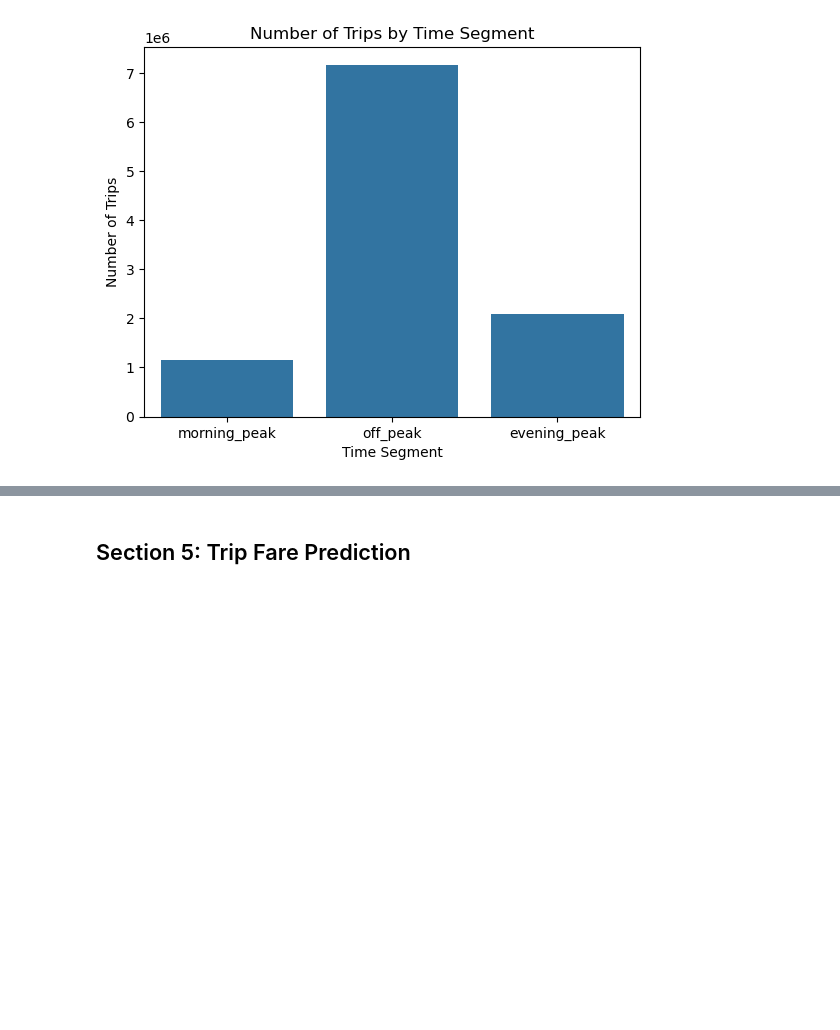
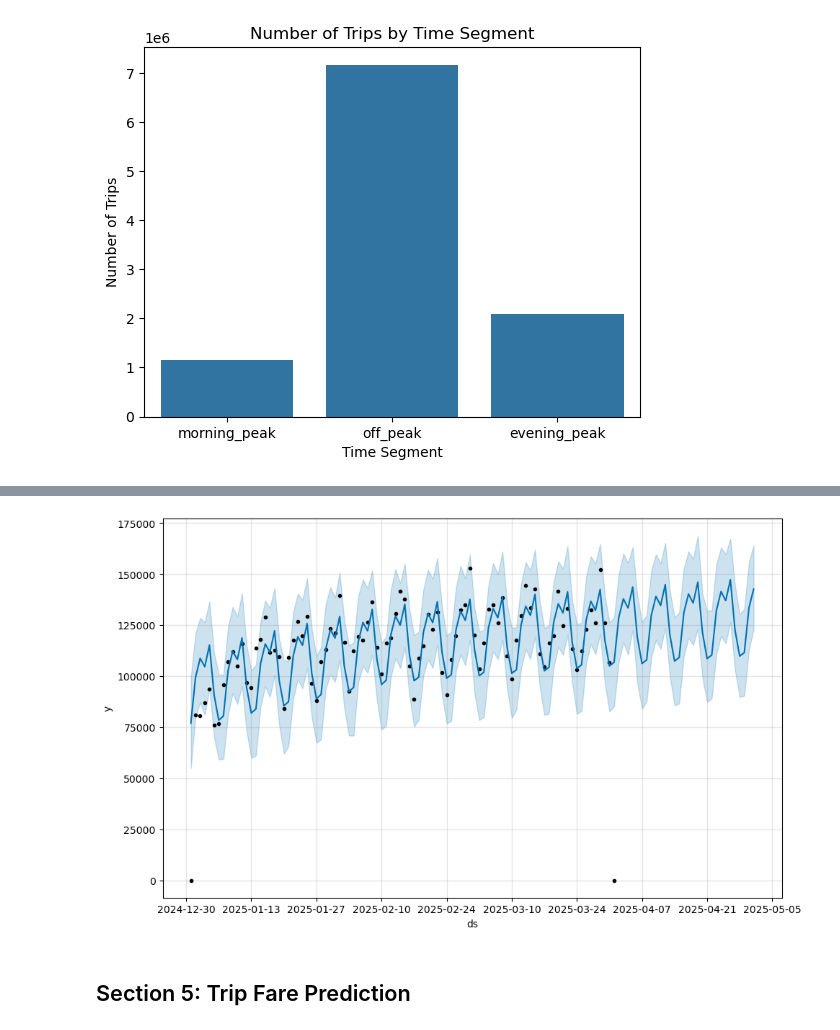
Before and after one commit to thiunuwan/nyc-taxi-spark-analysis, a Jupyter notebook: BigData_Project.ipynb, the cells around one changed output, grey strips where cells are left out. Drawn from its saved outputs; the diff is of its cells as text; code cells hidden in the pictures; blank space fills up the shorter version.

Commit message:
Add forecasting models for demand prediction using Prophet

```diff
--- a/BigData_Project.ipynb
+++ b/BigData_Project.ipynb
@@ -591,0 +614,16 @@ plt.show()
+# %%
+from prophet import Prophet
+
+pdf = daily_trips.toPandas()
+pdf = pdf.rename(columns={"date": "ds", "trip_count": "y"})
+
+model = Prophet()
+model.fit(pdf)
+
+future = model.make_future_dataframe(periods=30)
+forecast = model.predict(future)
+
+# Only main forecast plot
+fig = model.plot(forecast)
+fig.show()
+# %% [output]
@@ -592,2 +634,3 @@ plt.show()
+[figure, added]
 # %% [markdown]
 ## Section 5: Trip Fare Prediction
```
Also changed, not shown: parts of 3 cells of this notebook.
